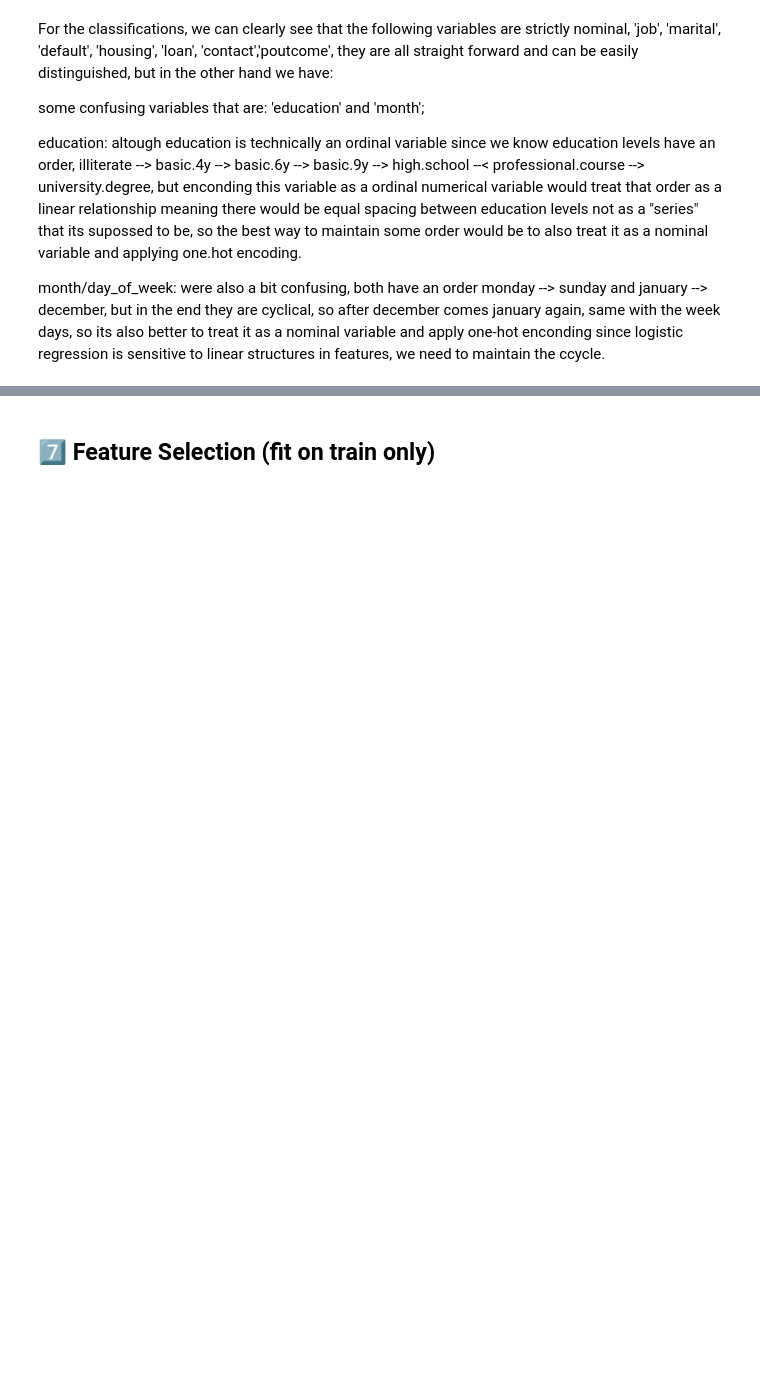
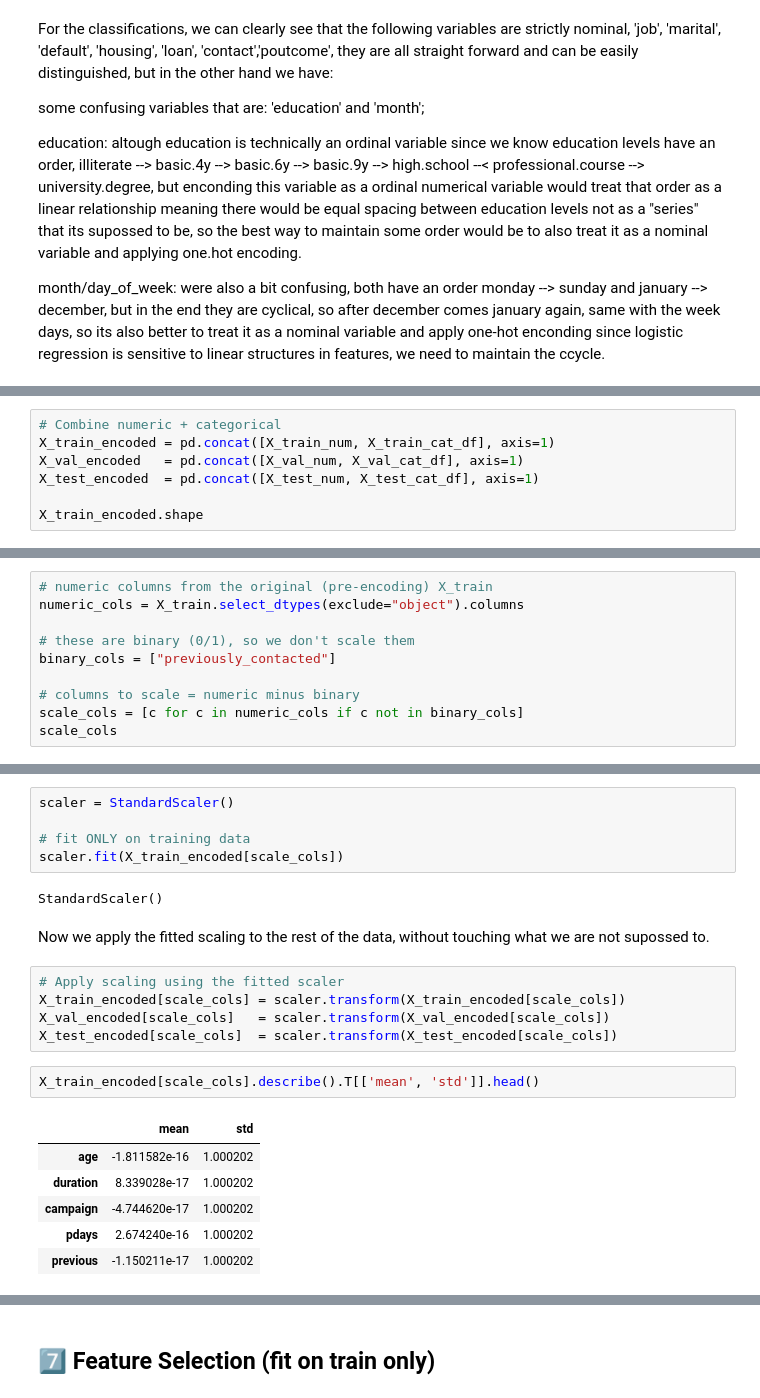
Before and after one commit to cgprietoieu2024-spec/ML-fundamentals-2026, a Jupyter notebook: assignment_1_cesar_prieto.ipynb, the cells around one changed output, grey strips where cells are left out. Cells and saved outputs as stored; diff of their text form; blank space fills up the shorter version.

```diff
--- a/assignment_1_cesar_prieto.ipynb
+++ b/assignment_1_cesar_prieto.ipynb
@@ -390,0 +442,7 @@ month/day_of_week: were also a bit confusing, both have an order monday --> sund
+# %%
+# Combine numeric + categorical
+X_train_encoded = pd.concat([X_train_num, X_train_cat_df], axis=1)
+X_val_encoded   = pd.concat([X_val_num, X_val_cat_df], axis=1)
+X_test_encoded  = pd.concat([X_test_num, X_test_cat_df], axis=1)
+
+X_train_encoded.shape
@@ -390,0 +476,10 @@ month/day_of_week: were also a bit confusing, both have an order monday --> sund
+# %%
+# numeric columns from the original (pre-encoding) X_train
+numeric_cols = X_train.select_dtypes(exclude="object").columns
+
+# these are binary (0/1), so we don't scale them
+binary_cols = ["previously_contacted"]
+
+# columns to scale = numeric minus binary
+scale_cols = [c for c in numeric_cols if c not in binary_cols]
+scale_cols
@@ -390,0 +499,23 @@ month/day_of_week: were also a bit confusing, both have an order monday --> sund
+# %%
+scaler = StandardScaler()
+
+# fit ONLY on training data
+scaler.fit(X_train_encoded[scale_cols])
+# %% [output]
+StandardScaler()
+# %% [markdown]
+Now we apply the fitted scaling to the rest of the data, without touching what we are not supossed to.
+# %%
+# Apply scaling using the fitted scaler
+X_train_encoded[scale_cols] = scaler.transform(X_train_encoded[scale_cols])
+X_val_encoded[scale_cols]   = scaler.transform(X_val_encoded[scale_cols])
+X_test_encoded[scale_cols]  = scaler.transform(X_test_encoded[scale_cols])
+# %%
+X_train_encoded[scale_cols].describe().T[['mean', 'std']].head()
+# %% [output]
+|  | mean | std |
+| age | -1.811582e-16 | 1.000202 |
+| duration | 8.339028e-17 | 1.000202 |
+| campaign | -4.744620e-17 | 1.000202 |
+| pdays | 2.674240e-16 | 1.000202 |
+| previous | -1.150211e-17 | 1.000202 |
```
Also changed, not shown: parts of 37 cells of this notebook.
